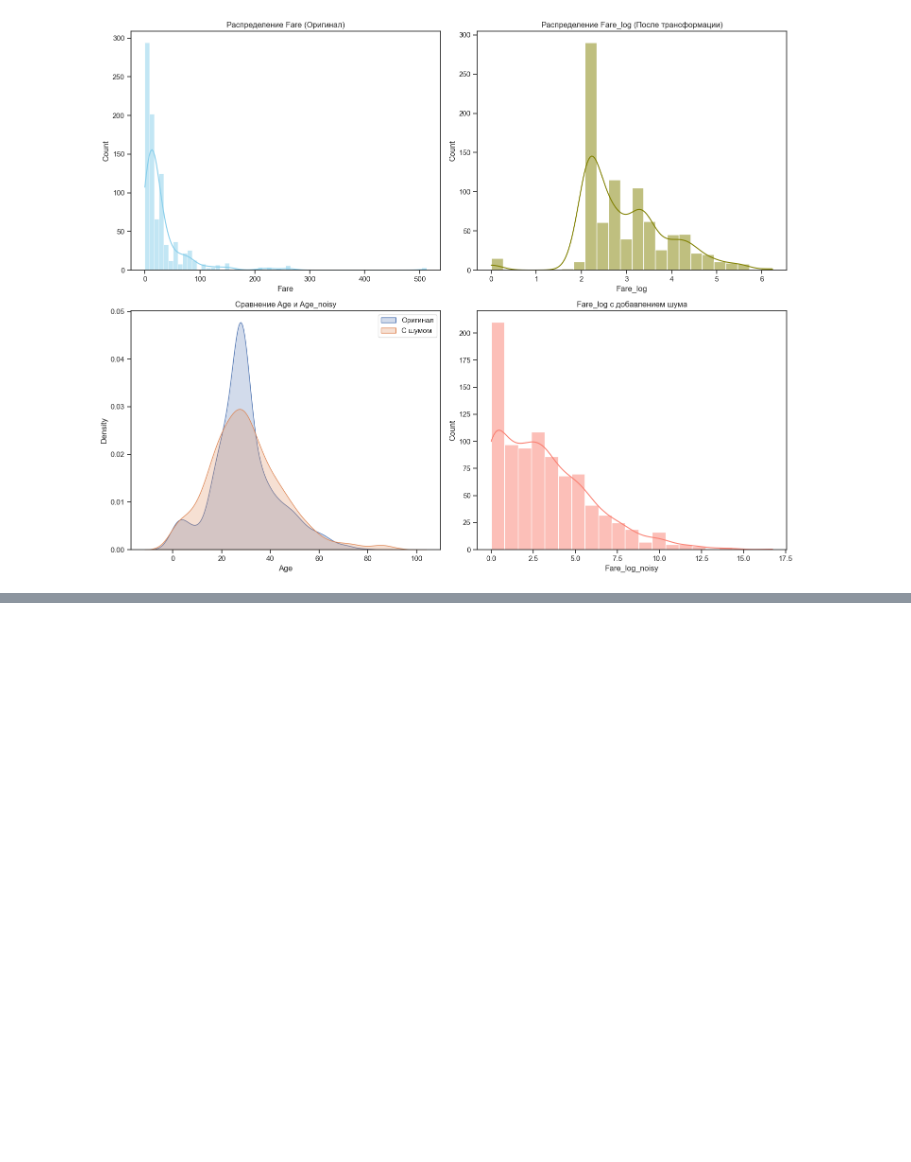
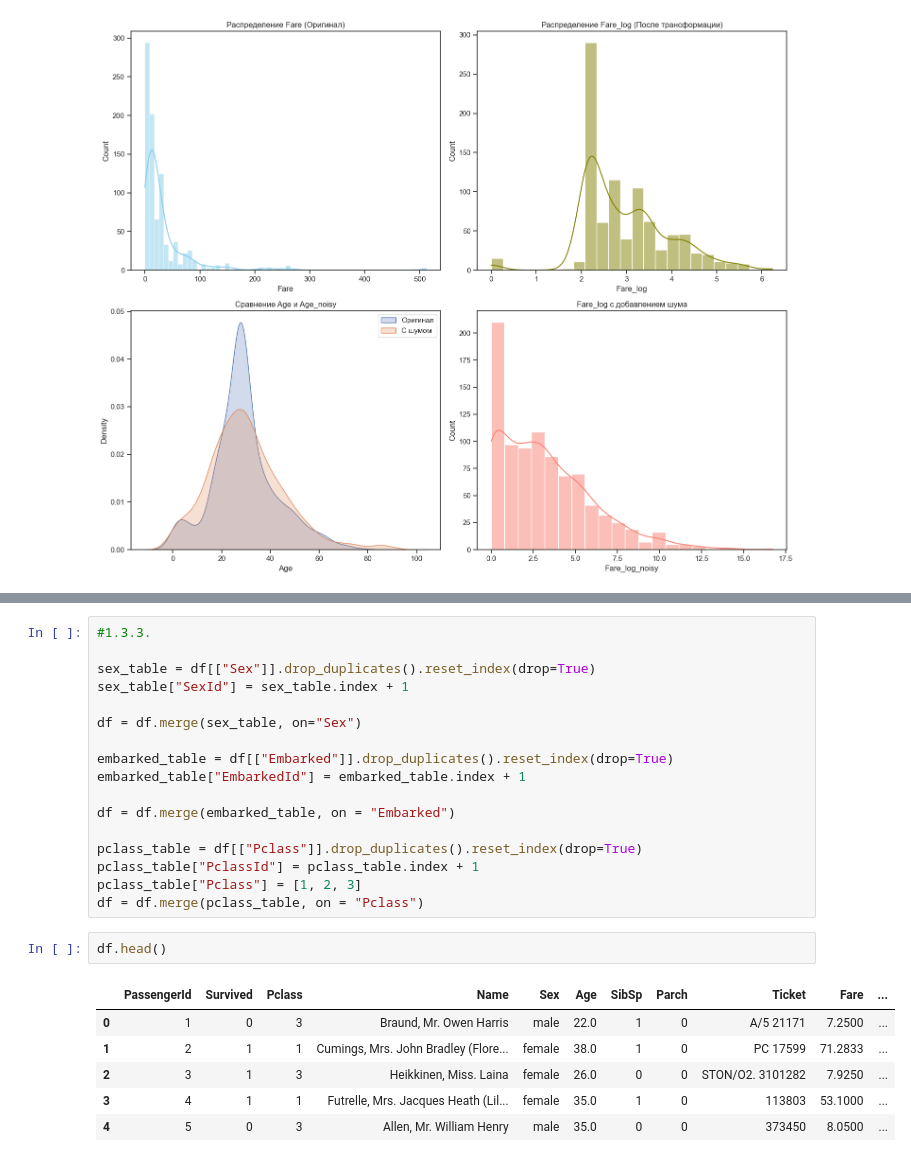
Before and after one commit to coffeequ/AnalyzDatasets, a Jupyter notebook: TableType/titanicAnalyz.ipynb, the cells around one changed output, grey strips where cells are left out. Cells and saved outputs as stored; diff of their text form; blank space fills up the shorter version.

```diff
--- a/TableType/titanicAnalyz.ipynb
+++ b/TableType/titanicAnalyz.ipynb
@@ -290,0 +360,26 @@ plt.show()
+# %%
+#1.3.3.
+
+sex_table = df[["Sex"]].drop_duplicates().reset_index(drop=True)
+sex_table["SexId"] = sex_table.index + 1
+
+df = df.merge(sex_table, on="Sex")
+
+embarked_table = df[["Embarked"]].drop_duplicates().reset_index(drop=True)
+embarked_table["EmbarkedId"] = embarked_table.index + 1
+
+df = df.merge(embarked_table, on = "Embarked")
+
+pclass_table = df[["Pclass"]].drop_duplicates().reset_index(drop=True)
+pclass_table["PclassId"] = pclass_table.index + 1
+pclass_table["Pclass"] = [1, 2, 3]
+df = df.merge(pclass_table, on = "Pclass")
+# %%
+df.head()
+# %% [output]
+|  | PassengerId | Survived | Pclass | Name | Sex | Age | SibSp | Parch | Ticket | Fare | ... |
+| 0 | 1 | 0 | 3 | Braund, Mr. Owen Harris | male | 22.0 | 1 | 0 | A/5 21171 | 7.2500 | ... |
+| 1 | 2 | 1 | 1 | Cumings, Mrs. John Bradley (Flore... | female | 38.0 | 1 | 0 | PC 17599 | 71.2833 | ... |
+| 2 | 3 | 1 | 3 | Heikkinen, Miss. Laina | female | 26.0 | 0 | 0 | STON/O2. 3101282 | 7.9250 | ... |
+| 3 | 4 | 1 | 1 | Futrelle, Mrs. Jacques Heath (Lil... | female | 35.0 | 1 | 0 | 113803 | 53.1000 | ... |
+| 4 | 5 | 0 | 3 | Allen, Mr. William Henry | male | 35.0 | 0 | 0 | 373450 | 8.0500 | ... |
```
Also changed, not shown: parts of 3 cells of this notebook, 1 other file.
